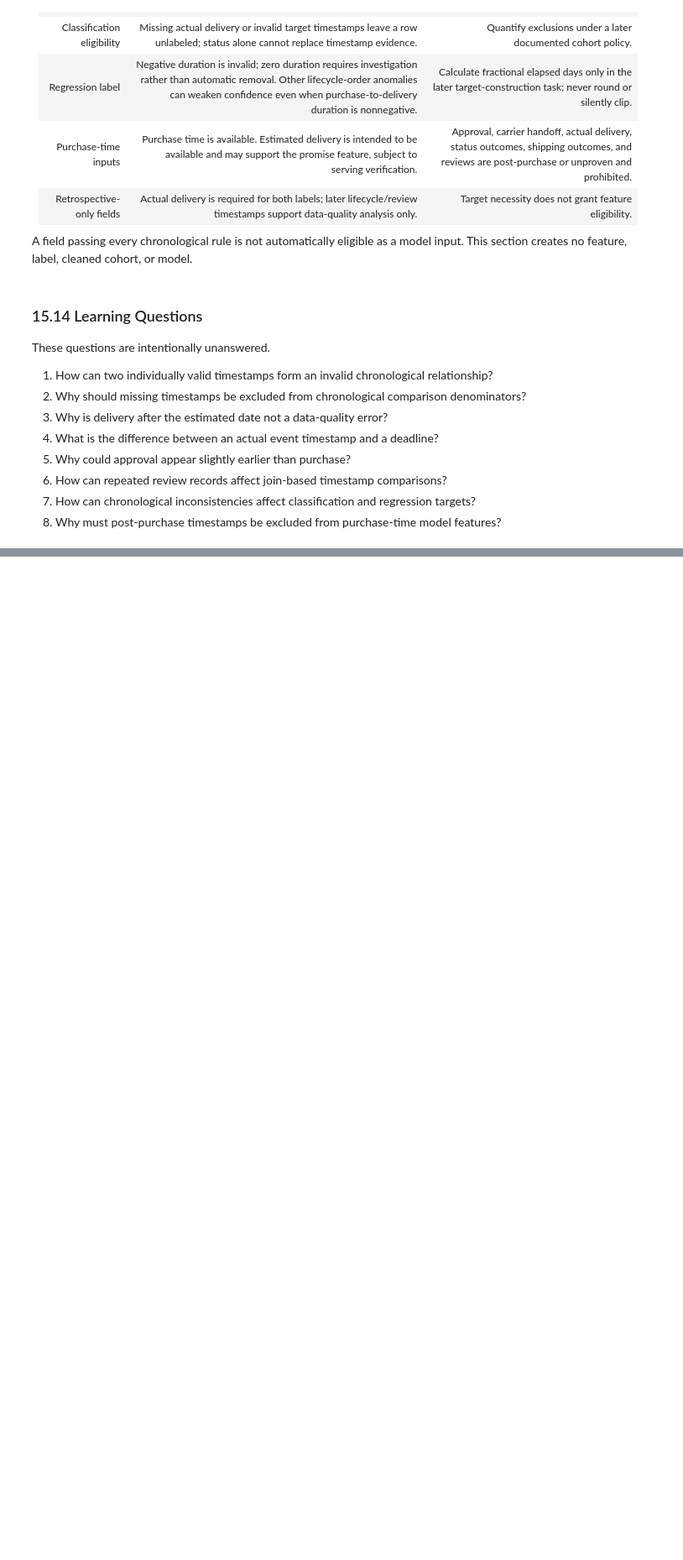
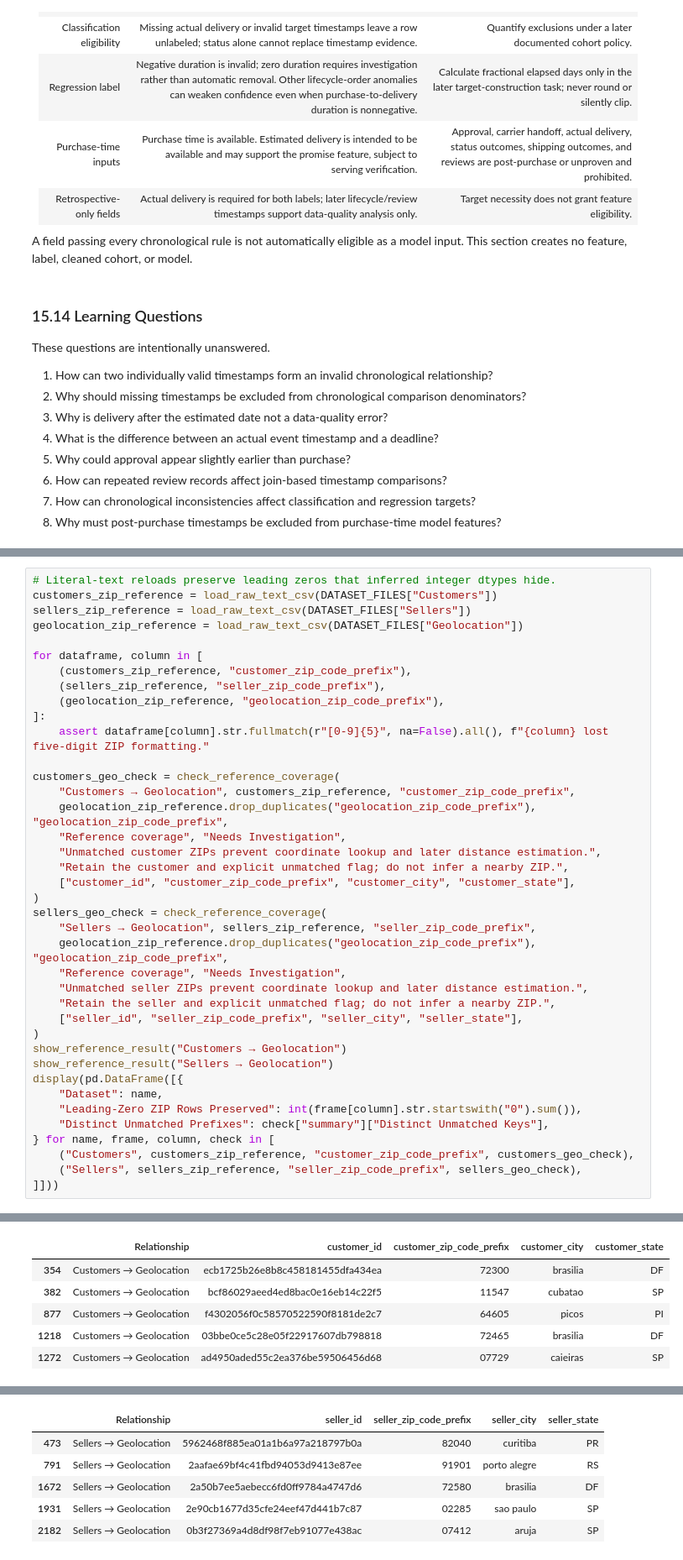
Before and after one commit to mmubashir95/ecommerce-delivery-intelligence, a Jupyter notebook: notebooks/02_data_quality.ipynb, the cells around one changed output, grey strips where cells are left out. Shown at 84% size. Drawn from its saved outputs; the diff is of its cells as text; blank space fills up the shorter version.

```diff
--- a/notebooks/02_data_quality.ipynb
+++ b/notebooks/02_data_quality.ipynb
@@ -3433,0 +3707,40 @@ These questions are intentionally unanswered.
+# %%
+# Literal-text reloads preserve leading zeros that inferred integer dtypes hide.
+customers_zip_reference = load_raw_text_csv(DATASET_FILES["Customers"])
+sellers_zip_reference = load_raw_text_csv(DATASET_FILES["Sellers"])
+geolocation_zip_reference = load_raw_text_csv(DATASET_FILES["Geolocation"])
+
+for dataframe, column in [
+    (customers_zip_reference, "customer_zip_code_prefix"),
+    (sellers_zip_reference, "seller_zip_code_prefix"),
+    (geolocation_zip_reference, "geolocation_zip_code_prefix"),
+]:
+    assert dataframe[column].str.fullmatch(r"[0-9]{5}", na=False).all(), f"{column} lost five-digit ZIP formatting."
+
+customers_geo_check = check_reference_coverage(
+    "Customers → Geolocation", customers_zip_reference, "customer_zip_code_prefix",
+    geolocation_zip_reference.drop_duplicates("geolocation_zip_code_prefix"), "geolocation_zip_code_prefix",
+    "Reference coverage", "Needs Investigation",
+    "Unmatched customer ZIPs prevent coordinate lookup and later distance estimation.",
+    "Retain the customer and explicit unmatched flag; do not infer a nearby ZIP.",
+    ["customer_id", "customer_zip_code_prefix", "customer_city", "customer_state"],
+)
+sellers_geo_check = check_reference_coverage(
+    "Sellers → Geolocation", sellers_zip_reference, "seller_zip_code_prefix",
+    geolocation_zip_reference.drop_duplicates("geolocation_zip_code_prefix"), "geolocation_zip_code_prefix",
+    "Reference coverage", "Needs Investigation",
+    "Unmatched seller ZIPs prevent coordinate lookup and later distance estimation.",
+    "Retain the seller and explicit unmatched flag; do not infer a nearby ZIP.",
+    ["seller_id", "seller_zip_code_prefix", "seller_city", "seller_state"],
+)
+show_reference_result("Customers → Geolocation")
+show_reference_result("Sellers → Geolocation")
+display(pd.DataFrame([{
+    "Dataset": name,
+    "Leading-Zero ZIP Rows Preserved": int(frame[column].str.startswith("0").sum()),
+    "Distinct Unmatched Prefixes": check["summary"]["Distinct Unmatched Keys"],
+} for name, frame, column, check in [
+    ("Customers", customers_zip_reference, "customer_zip_code_prefix", customers_geo_check),
+    ("Sellers", sellers_zip_reference, "seller_zip_code_prefix", sellers_geo_check),
+]]))
+# %% [output]
@@ -3433,0 +3749,6 @@ These questions are intentionally unanswered.
+|  | Relationship | customer_id | customer_zip_code_prefix | customer_city | customer_state |
+| 354 | Customers → Geolocation | ecb1725b26e8b8c458181455dfa434ea | 72300 | brasilia | DF |
+| 382 | Customers → Geolocation | bcf86029aeed4ed8bac0e16eb14c22f5 | 11547 | cubatao | SP |
+| 877 | Customers → Geolocation | f4302056f0c58570522590f8181de2c7 | 64605 | picos | PI |
+| 1218 | Customers → Geolocation | 03bbe0ce5c28e05f22917607db798818 | 72465 | brasilia | DF |
+| 1272 | Customers → Geolocation | ad4950aded55c2ea376be59506456d68 | 07729 | caieiras | SP |
@@ -3433,0 +3757,6 @@ These questions are intentionally unanswered.
+|  | Relationship | seller_id | seller_zip_code_prefix | seller_city | seller_state |
+| 473 | Sellers → Geolocation | 5962468f885ea01a1b6a97a218797b0a | 82040 | curitiba | PR |
+| 791 | Sellers → Geolocation | 2aafae69bf4c41fbd94053d9413e87ee | 91901 | porto alegre | RS |
+| 1672 | Sellers → Geolocation | 2a50b7ee5aebecc6fd0ff9784a4747d6 | 72580 | brasilia | DF |
+| 1931 | Sellers → Geolocation | 2e90cb1677d35cfe24eef47d441b7c87 | 02285 | sao paulo | SP |
+| 2182 | Sellers → Geolocation | 0b3f27369a4d8df98f7eb91077e438ac | 07412 | aruja | SP |
```
Also changed, not shown: parts of 26 cells of this notebook.
